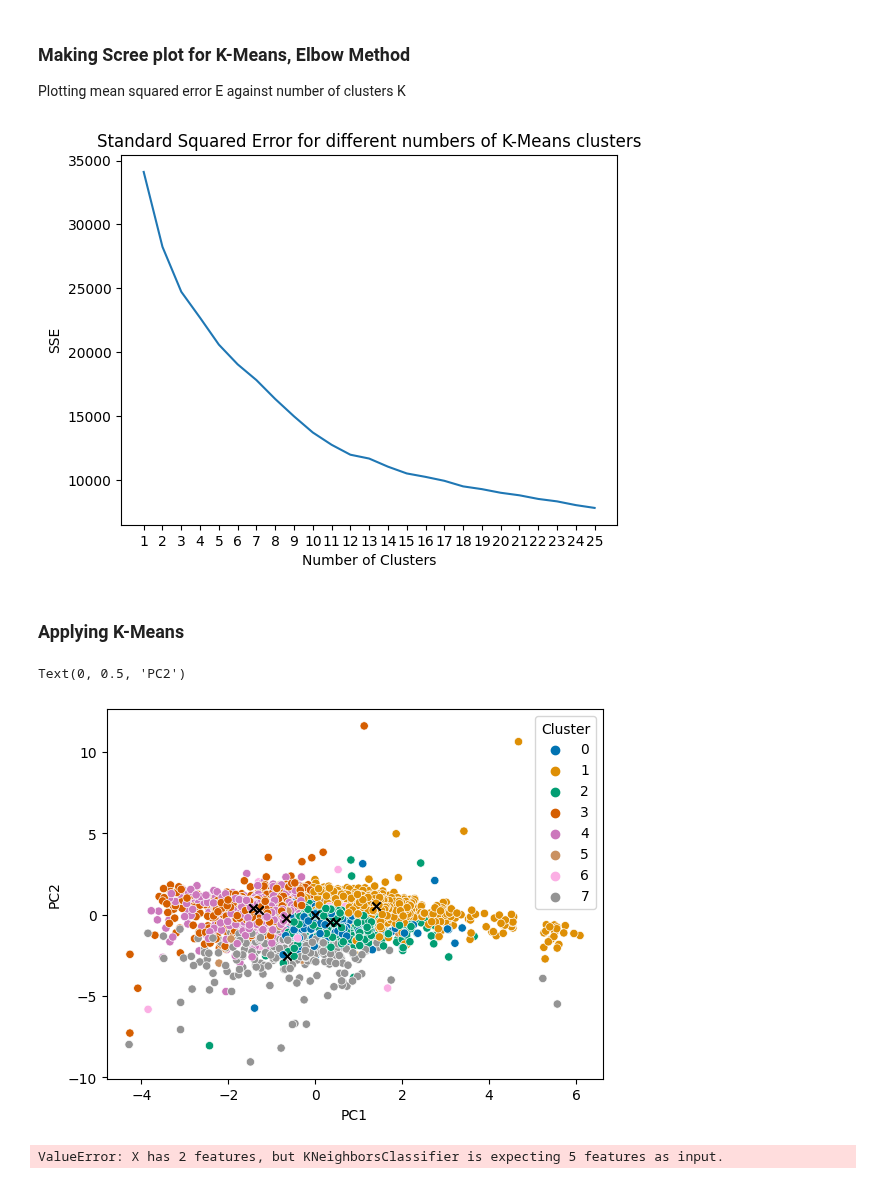
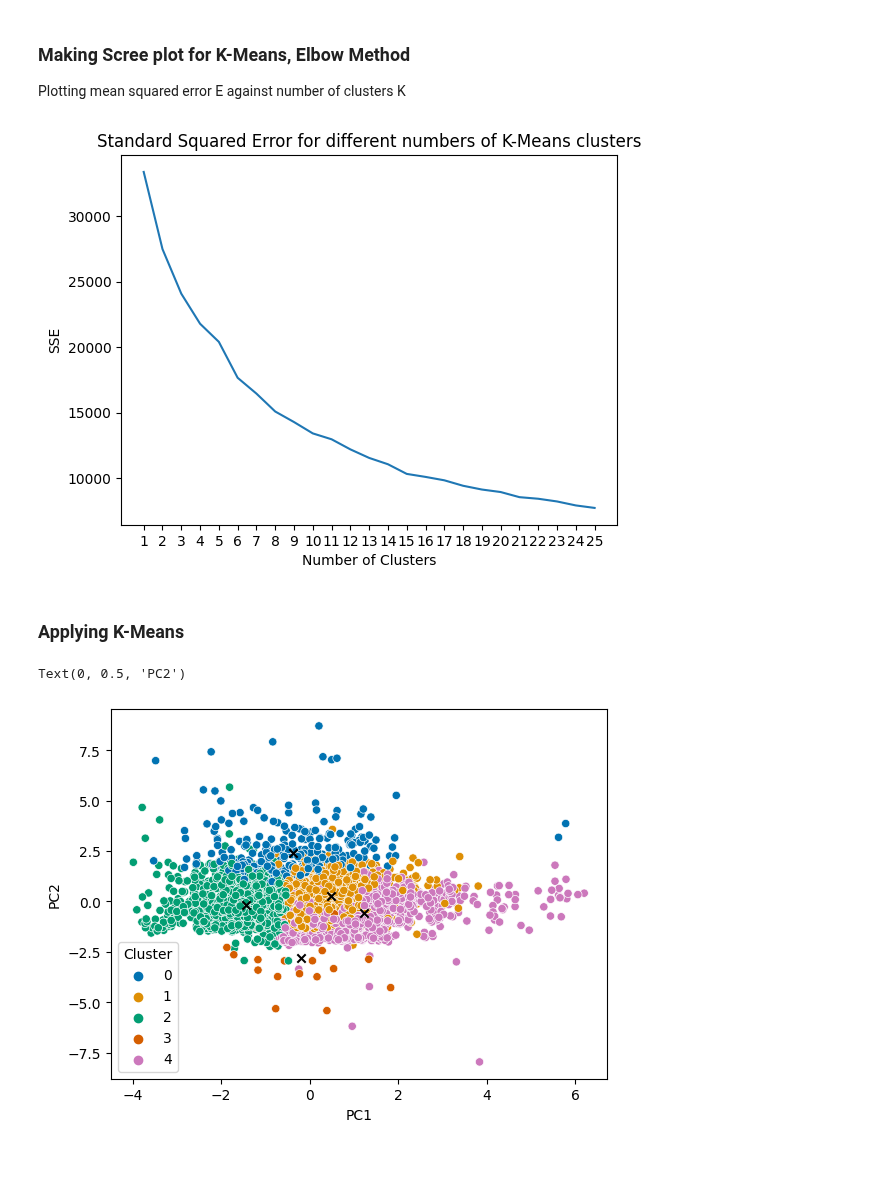
Before and after one commit to leon0241/fds-assignment-3, a Jupyter notebook: assignment-3-Q2.ipynb, the cells around one changed output. Saved outputs shown, nothing was run; the diff lists cells and outputs as text; code cells hidden in the pictures.

```diff
--- a/assignment-3-Q2.ipynb
+++ b/assignment-3-Q2.ipynb
@@ -876,7 +839,7 @@ scaled_elo_feats = scaler.fit_transform(elo_features)
 # Find standard squared error for each k
 SSE = []
 for k in range(1, upper):
-    pre_k_means = KMeans(n_clusters=k)
+    pre_k_means = KMeans(n_clusters=k, n_init=3)
     pre_k_means.fit(scaled_elo_feats)
     # Record SSE for this k
     SSE.append(pre_k_means.inertia_)
@@ -889,12 +852,12 @@ plt.xlabel("Number of Clusters")
 plt.ylabel("SSE")
 plt.show()
 # %% [output]
-[figure, old version]
+[figure, new version]
 # %% [markdown]
 ### Applying K-Means
 # %%
 # Instantiate K-Means model
-num_clusters = 8
+num_clusters = 5
 num_PCA_components = 7
 
 # Apply PCA to reduce number of dimensions
@@ -913,56 +876,31 @@ kmeans_df = pd.DataFrame(pca_scores)
 predicted = []
 
 # Fit model to each PCA score
 for s in pca_scores:
     predicted.append(model_kmeans.predict(s.reshape(1, -1)))
 
 # Helper method to convert 'predicts's list format into a single element
 def list_to_elem(lst):
     '''Converts single element list to an element'''
     return lst[0]
 
 # Add predicted points to dataframe
 kmeans_df['Cluster'] = predicted
 kmeans_df['Cluster'] = kmeans_df['Cluster'].apply(list_to_elem)
 
 # Plot scatter plot
 sns.color_palette("colorblind")
 
 sns.scatterplot(x=kmeans_df.iloc[:,0],
                 y=kmeans_df.iloc[:,1],
                 hue=kmeans_df['Cluster'],
                 palette='colorblind')
 
 plt.scatter(centres[:,0], centres[:,1], marker="x", color='black')
 
 # Lila check these should be labelled PC1 and PC2
 plt.xlabel('PC1')
 plt.ylabel('PC2')
 # %% [output]
 Text(0, 0.5, 'PC2')
-[figure, old version]
+[figure, new version]
-# %%
-# calculate min, max and limits
-h = .02
-
-x_min, x_max = train_result[:, 0].min() - 1, train_result[:, 0].max() + 1
-y_min, y_max = train_result[:, 1].min() - 1, train_result[:, 1].max() + 1
-xx, yy = np.meshgrid(np.arange(x_min, x_max, h),
-np.arange(y_min, y_max, h))
-
-# predict class using data and kNN classifier
-Z = knn.predict(np.c_[xx.ravel(), yy.ravel()])
-
-# Put the result into a color plot
-Z = Z.reshape(xx.shape)
-plt.figure()
-plt.pcolormesh(xx, yy, Z, cmap=cmap_light)
-
-# Plot also the training points
-plt.scatter(train_result[:, 0], train_result[:, 1], c=y, cmap=cmap_bold)
-plt.xlim(xx.min(), xx.max())
-plt.ylim(yy.min(), yy.max())
-plt.title("3-Class classification (k = %i)" % (n_neighbors))
-plt.show()
-# %% [output]
-ValueError: X has 2 features, but KNeighborsClassifier is expecting 5 features as input.
```
Also changed, not shown: parts of 5 cells of this notebook.
